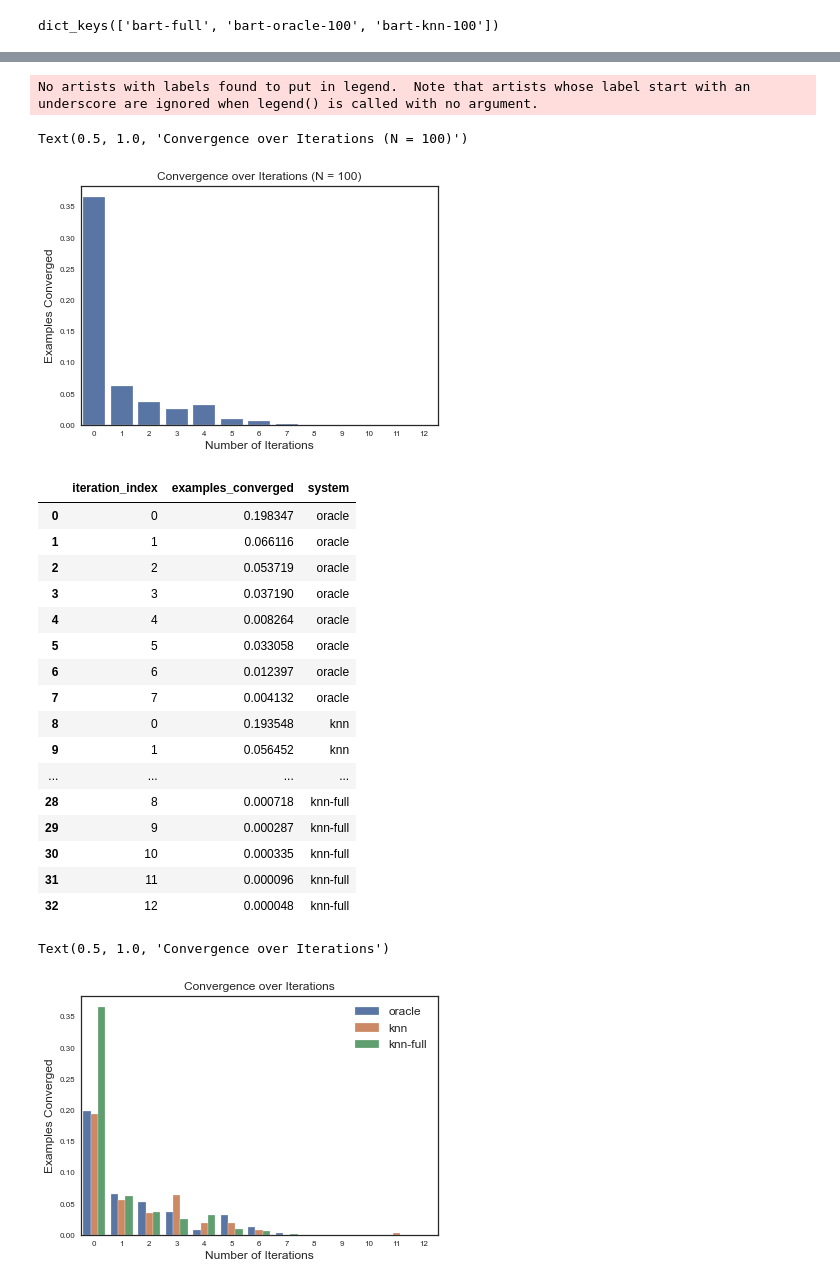
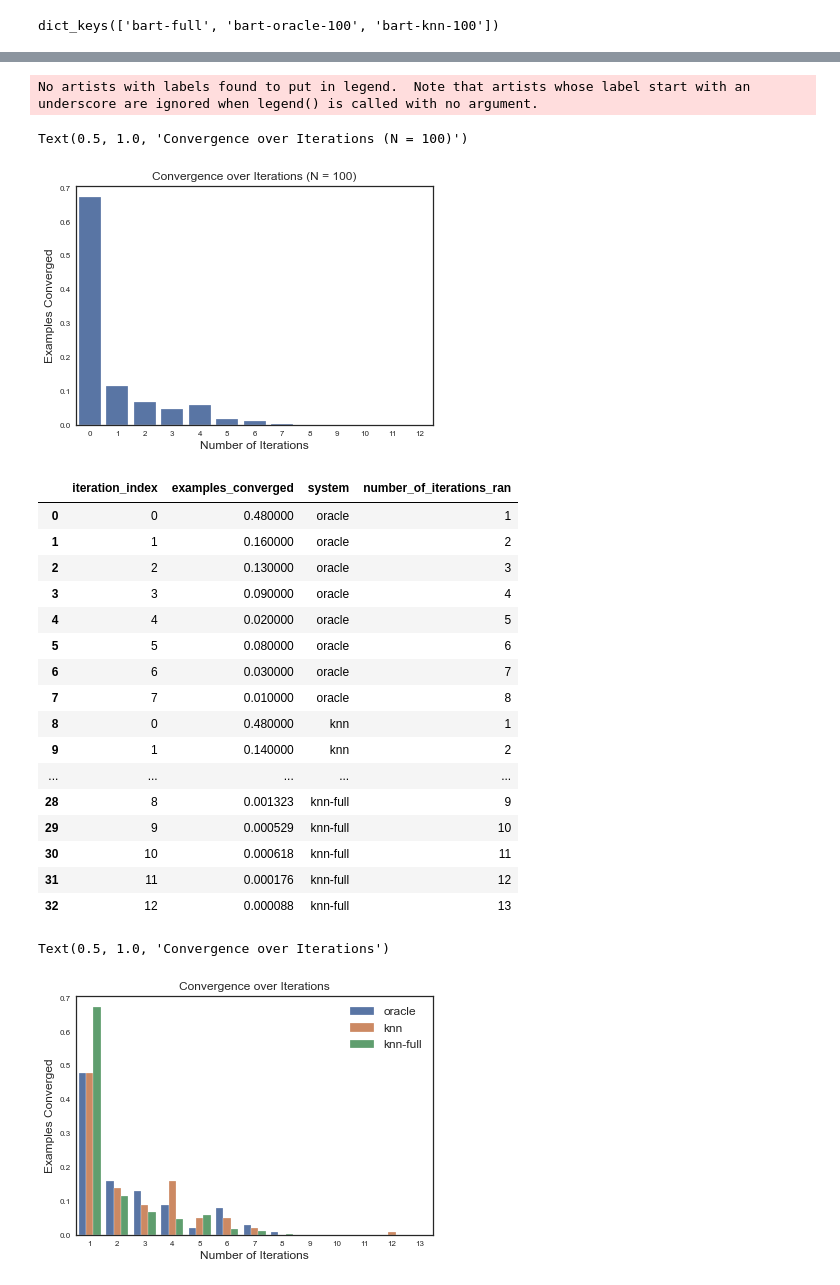
Before and after one commit to danton-nlp/GEF, a Jupyter notebook: plot-iteration-convergence.ipynb, the cells around one changed output, grey strips where cells are left out. Saved outputs shown, nothing was run; the diff lists cells and outputs as text; code cells hidden in the pictures.

Commit message:
normalize later, in case it matters

```diff
--- a/plot-iteration-convergence.ipynb
+++ b/plot-iteration-convergence.ipynb
@@ -28,9 +28,12 @@ def normalize_df(df):
 # dataset = "bart-test-extrinsic-100"
 dataset = "bart-full"
 
-bart_full_iteration_stats = normalize_df(read_logs("results/iteration-changes/bart-full-classifier-knnv1.json"))
-bart_oracle_100_iteration_stats = normalize_df(read_logs("results/iteration-changes/bart-test-extrinsic-100-oracle.json"))
-bart_knn_100_iteration_stats = normalize_df(read_logs("results/iteration-changes/bart-test-extrinsic-100-classifier-knnv1.json"))
+# bart_full_iteration_stats = normalize_df(read_logs("results/iteration-changes/bart-full-classifier-knnv1.json"))
+# bart_oracle_100_iteration_stats = normalize_df(read_logs("results/iteration-changes/bart-test-extrinsic-100-oracle.json"))
+# bart_knn_100_iteration_stats = normalize_df(read_logs("results/iteration-changes/bart-test-extrinsic-100-classifier-knnv1.json"))
+bart_full_iteration_stats = read_logs("results/iteration-changes/bart-full-classifier-knnv1.json")
+bart_oracle_100_iteration_stats = read_logs("results/iteration-changes/bart-test-extrinsic-100-oracle.json")
+bart_knn_100_iteration_stats = read_logs("results/iteration-changes/bart-test-extrinsic-100-classifier-knnv1.json")
 
 print('100-sample oracle')
 display(bart_oracle_100_iteration_stats)
@@ -114,10 +118,10 @@ iteration_convergence_across_experiments.keys()
 # %% [output]
 dict_keys(['bart-full', 'bart-oracle-100', 'bart-knn-100'])
 # %%
-foo = pd.DataFrame(iteration_convergence_across_experiments['bart-oracle-100'], columns=['examples_converged']).reset_index()
+foo = normalize_df(pd.DataFrame(iteration_convergence_across_experiments['bart-oracle-100'], columns=['examples_converged'])).reset_index()
 foo['system'] = 'oracle'
 foo = foo.rename(columns={'index': 'iteration_index'})
-bar = pd.DataFrame(iteration_convergence_across_experiments['bart-knn-100'], columns=['examples_converged']).reset_index()
+bar = normalize_df(pd.DataFrame(iteration_convergence_across_experiments['bart-knn-100'], columns=['examples_converged'])).reset_index()
 bar['system'] = 'knn'
 bar = bar.rename(columns={'index': 'iteration_index'})
 
@@ -173,7 +160,7 @@ pd.DataFrame(iteration_convergence_across_experiments['bart-full']).reset_index(
 # plt.figure(figsize = (6,2))
 plt.figure()
 ax = sns.barplot(
-    data=pd.DataFrame(iteration_convergence_across_experiments['bart-full']).reset_index(),
+    data=normalize_df(pd.DataFrame(iteration_convergence_across_experiments['bart-full'])).reset_index(),
     x='index',
     y=0,
     color='#4c72b0'
@@ -185,41 +172,44 @@ ax.set_title('Convergence over Iterations (N = 100)', fontsize=12)
 # %% [output]
 No artists with labels found to put in legend.  Note that artists whose label start with an underscore are ignored when legend() is called with no argument.
 Text(0.5, 1.0, 'Convergence over Iterations (N = 100)')
-[figure, old version]
+[figure, new version]
 # %%
-baz = pd.DataFrame(iteration_convergence_across_experiments['bart-full'], columns=['examples_converged']).reset_index()
+baz = normalize_df(pd.DataFrame(iteration_convergence_across_experiments['bart-full'], columns=['examples_converged'])).reset_index()
 baz['system'] = 'knn-full'
 baz = baz.rename(columns={'index': 'iteration_index'})
 
 to_plot_all = pd.concat([to_plot, baz]).reset_index().drop(columns=['index'])
 
 to_plot_all
+
+to_plot_all['number_of_iterations_ran'] = to_plot_all['iteration_index'] + 1
+to_plot_all
 # %% [output]
-|  | iteration_index | examples_converged | system |
-| 0 | 0 | 0.198347 | oracle |
-| 1 | 1 | 0.066116 | oracle |
-| 2 | 2 | 0.053719 | oracle |
-| 3 | 3 | 0.037190 | oracle |
-| 4 | 4 | 0.008264 | oracle |
-| 5 | 5 | 0.033058 | oracle |
-| 6 | 6 | 0.012397 | oracle |
-| 7 | 7 | 0.004132 | oracle |
-| 8 | 0 | 0.193548 | knn |
-| 9 | 1 | 0.056452 | knn |
-| ... | ... | ... | ... |
-| 28 | 8 | 0.000718 | knn-full |
-| 29 | 9 | 0.000287 | knn-full |
-| 30 | 10 | 0.000335 | knn-full |
-| 31 | 11 | 0.000096 | knn-full |
-| 32 | 12 | 0.000048 | knn-full |
+|  | iteration_index | examples_converged | system | number_of_iterations_ran |
+| 0 | 0 | 0.480000 | oracle | 1 |
+| 1 | 1 | 0.160000 | oracle | 2 |
+| 2 | 2 | 0.130000 | oracle | 3 |
+| 3 | 3 | 0.090000 | oracle | 4 |
+| 4 | 4 | 0.020000 | oracle | 5 |
+| 5 | 5 | 0.080000 | oracle | 6 |
+| 6 | 6 | 0.030000 | oracle | 7 |
+| 7 | 7 | 0.010000 | oracle | 8 |
+| 8 | 0 | 0.480000 | knn | 1 |
+| 9 | 1 | 0.140000 | knn | 2 |
+| ... | ... | ... | ... | ... |
+| 28 | 8 | 0.001323 | knn-full | 9 |
+| 29 | 9 | 0.000529 | knn-full | 10 |
+| 30 | 10 | 0.000618 | knn-full | 11 |
+| 31 | 11 | 0.000176 | knn-full | 12 |
+| 32 | 12 | 0.000088 | knn-full | 13 |
 # %%
 # plt.figure(figsize = (6,2))
 plt.figure()
-ax = sns.barplot(data=to_plot_all, x='iteration_index', y='examples_converged', hue='system')
+ax = sns.barplot(data=to_plot_all, x='number_of_iterations_ran', y='examples_converged', hue='system')
 ax.set_xlabel("Number of Iterations", fontsize=12)
 ax.set_ylabel('Examples Converged', fontsize=12)
 ax.legend(loc='upper right', fontsize=12)
 ax.set_title('Convergence over Iterations', fontsize=12)
 # %% [output]
 Text(0.5, 1.0, 'Convergence over Iterations')
-[figure, old version]
+[figure, new version]
```
Also changed, not shown: parts of 5 cells of this notebook.
